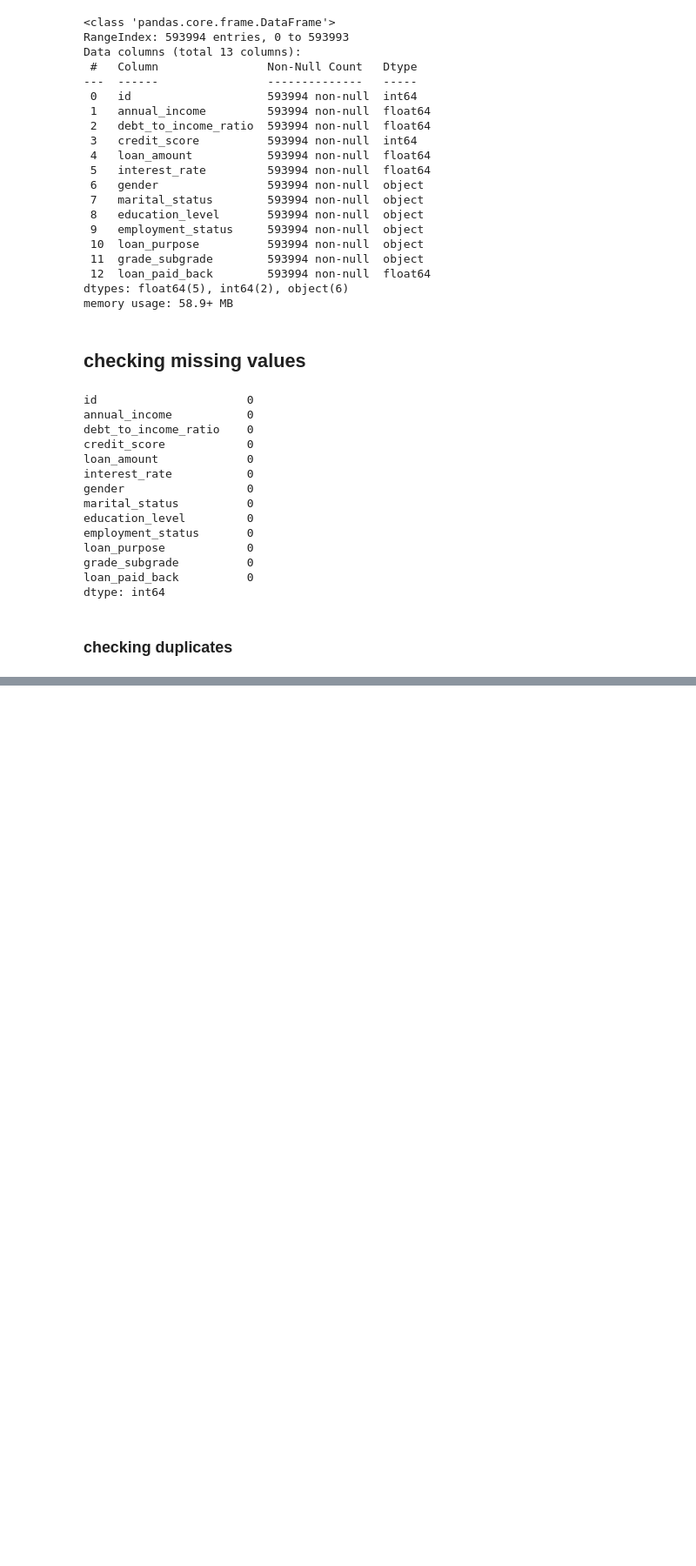
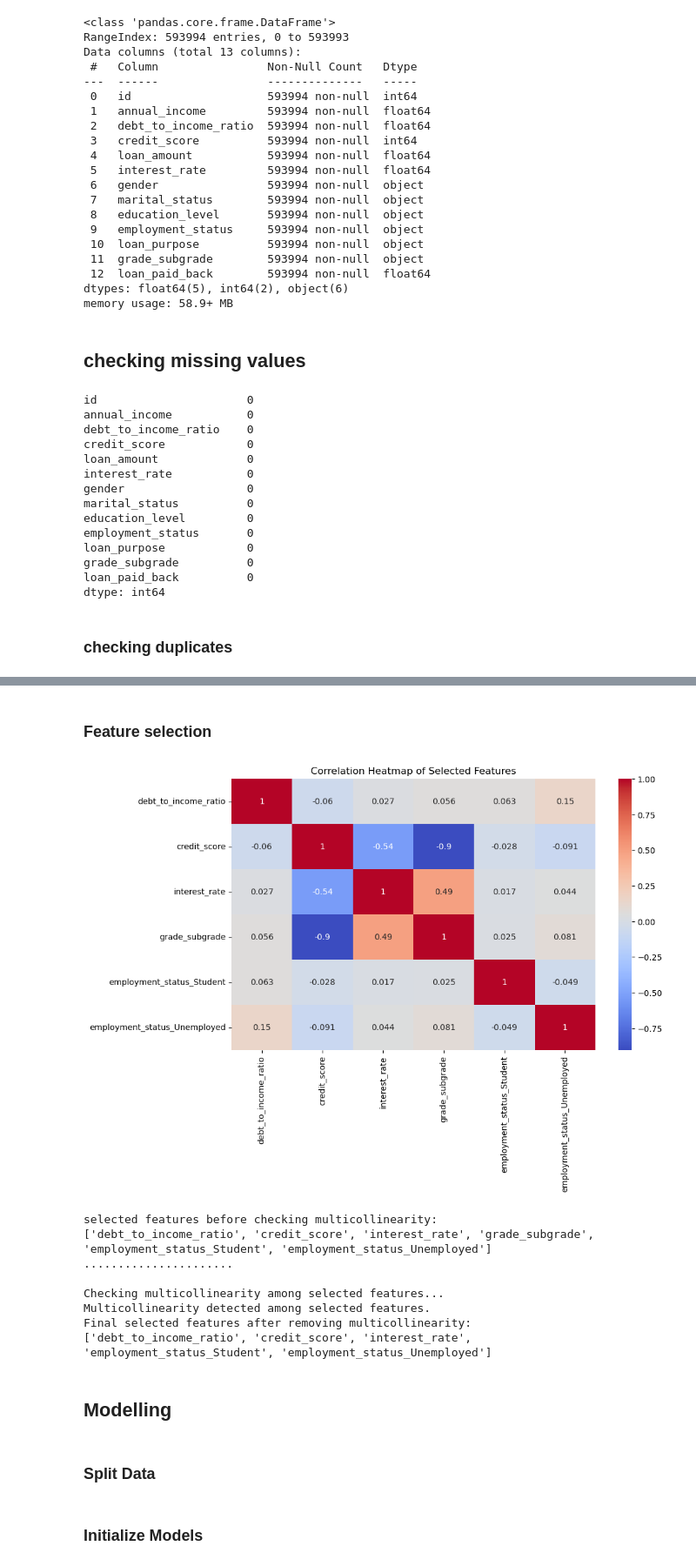
Before and after one commit to Olasquare043/Predicting-Loan-Payback-Kaggle-competition, a Jupyter notebook: Predicting_Loan_Payback.ipynb, the cells around one changed output, grey strips where cells are left out. Shown: that part at 87% size. Saved outputs shown, nothing was run; the diff lists cells and outputs as text; code cells hidden in the pictures; blank space fills up the shorter version.

Commit message:
check point

```diff
--- a/Predicting_Loan_Payback.ipynb
+++ b/Predicting_Loan_Payback.ipynb
@@ -224 +199,5 @@ Name: count, dtype: int64
+# %%
+# Let split the data to X and y
+X= train_data.drop(columns='loan_paid_back')
+y= train_data['loan_paid_back']
 # %%
@@ -228,0 +252,12 @@ df["annual_income"]= np.sqrt(df["annual_income"])
+# %%
+# ecoding grade_subgrade
+grade_order = [
+    'A1','A2','A3','A4','A5',
+    'B1','B2','B3','B4','B5',
+    'C1','C2','C3','C4','C5',
+    'D1','D2','D3','D4','D5',
+    'E1','E2','E3','E4','E5',
+    'F1','F2','F3','F4','F5']
+
+grade_mapping= {grade: idx+1 for idx, grade in enumerate(grade_order)}
+X= manual_encoder(X, 'grade_subgrade', grade_mapping)
@@ -228,0 +266,4 @@ df["annual_income"]= np.sqrt(df["annual_income"])
+# %%
+# let scale the numerical columns using minmax scaler
+scaler= MinMaxScaler()
+X[num_col]= scaler.fit_transform(X[num_col])
@@ -228,0 +281,43 @@ df["annual_income"]= np.sqrt(df["annual_income"])
+# %% [markdown]
+### Feature selection
+# %%
+# let select features based on correlation
+corr= X.corrwith(y).abs()
+corr_selected= corr[corr>0.1].index.tolist()
+
+# showing the correlation heatmap
+plt.figure(figsize=(10,6))
+sns.heatmap(X[corr_selected].corr(), annot=True, cmap='coolwarm')
+plt.title("Correlation Heatmap of Selected Features")
+plt.show()
+
+# checking multicoli
+# selected feature correlate with each other
+print(f"selected features before checking multicollinearity:\n{corr_selected}")
+print("......................\n")
+print("Checking multicollinearity among selected features...")
+if np.any(X[corr_selected].corr().abs() > 0.8):
+    print("Multicollinearity detected among selected features.")
+    # dropping one of the correlated features
+    upper_tri= X[corr_selected].corr().abs().where(np.triu(np.ones(X[corr_selected].corr().shape), k=1).astype(bool))
+    to_drop= [column for column in upper_tri.columns if any(upper_tri[column]>0.8)]
+    selected_features= [feature for feature in corr_selected if feature not in to_drop]
+    print(f"Final selected features after removing multicollinearity:\n{selected_features}")
+else:
+    print("No multicollinearity detected among selected features.")
+    selected_features= corr_selected
+    print(f"Final selected features:\n{selected_features}")
+# %% [output]
+[figure, added]
+selected features before checking multicollinearity:
+['debt_to_income_ratio', 'credit_score', 'interest_rate', 'grade_subgrade', 'employment_status_Student', 'employment_status_Unemployed']
+......................
+
+Checking multicollinearity among selected features...
+Multicollinearity detected among selected features.
+Final selected features after removing multicollinearity:
+['debt_to_income_ratio', 'credit_score', 'interest_rate', 'employment_status_Student', 'employment_status_Unemployed']
+# %% [markdown]
+## Modelling
+# %% [markdown]
+### Split Data
@@ -228,0 +328,2 @@ df["annual_income"]= np.sqrt(df["annual_income"])
+# %% [markdown]
+### Initialize Models
```
Also changed, not shown: parts of 29 cells of this notebook, 1 other file.
